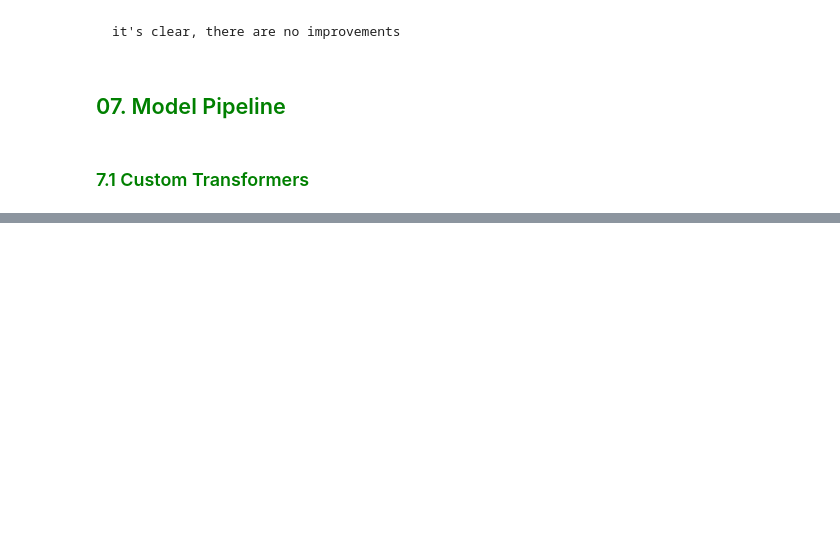
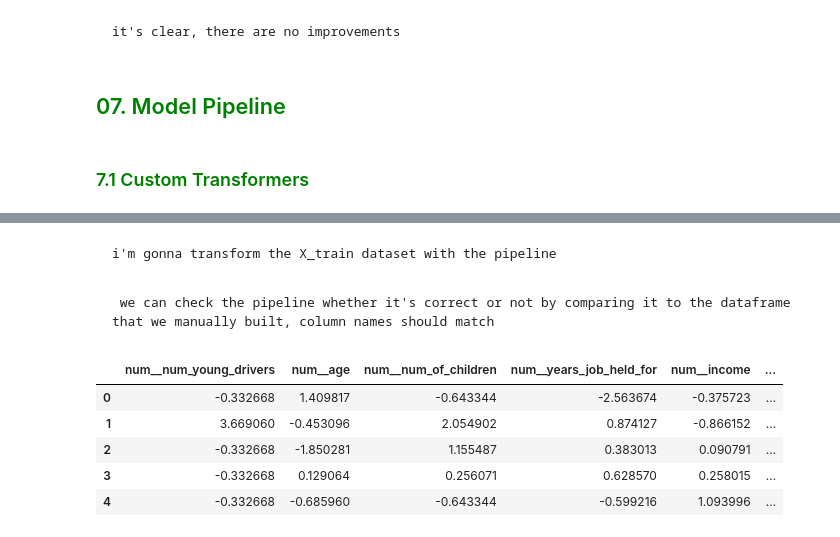
Before and after one commit to shafnybuilds/Car_Insurance_Claim_Prediction, a Jupyter notebook: Scripts/main.ipynb, the cells around one changed output, grey strips where cells are left out. Saved outputs shown, nothing was run; the diff lists cells and outputs as text; code cells hidden in the pictures; blank space fills up the shorter version.

Commit message:
Pipelines ✅ - but small issues

```diff
--- a/Scripts/main.ipynb
+++ b/Scripts/main.ipynb
@@ -907,0 +924,14 @@ CV score with log transform: 0.7787621359223302
+# %%
+class SqrtTransformer(BaseEstimator, TransformerMixin):
+    def __init__(self, columns_to_trnasform):
+        self.columns_to_trnasform = columns_to_trnasform
+
+    def fit(self, X, y=None):
+        return self
+
+    def transform(self, X):
+        X[self.columns_to_trnasform] = np.sqrt(X[self.columns_to_trnasform])
+        return X
+
+    def get_feature_names_out(self, input_features=None):
+        return input_features
@@ -907,0 +991,31 @@ CV score with log transform: 0.7787621359223302
+# %% [markdown]
+    i'm gonna transform the X_train dataset with the pipeline
+# %%
+X_train_prepared = preprocess_pipeline.fit_transform(X_train)
+# %% [markdown]
+     we can check the pipeline whether it's correct or not by comparing it to the dataframe that we manually built, column names should match
+# %%
+# df from processed data
+X_train_prepared_df = pd.DataFrame(
+    X_train_prepared,
+    columns=preprocess_pipeline.get_feature_names_out()
+)
+
+# get names of new one-hot columns
+one_hot_col_names = list(preprocess_pipeline.transformers_[4][1][1].get_feature_names_out(cat_cols_one_hot))
+
+# creating a list of all columns
+new_col_names = numerical_cols + cat_cols_ord + cat_cols_bin + one_hot_col_names
+
+# reset index
+X_train_prepared_df.reset_index(drop=True, inplace=True)
+
+# Inspect df
+X_train_prepared_df.head()
+# %% [output]
+|  | num__num_young_drivers | num__age | num__num_of_children | num__years_job_held_for | num__income | ... |
+| 0 | -0.332668 | 1.409817 | -0.643344 | -2.563674 | -0.375723 | ... |
+| 1 | 3.669060 | -0.453096 | 2.054902 | 0.874127 | -0.866152 | ... |
+| 2 | -0.332668 | -1.850281 | 1.155487 | 0.383013 | 0.090791 | ... |
+| 3 | -0.332668 | 0.129064 | 0.256071 | 0.628570 | 0.258015 | ... |
+| 4 | -0.332668 | -0.685960 | -0.643344 | -0.599216 | 1.093996 | ... |
```
Also changed, not shown: parts of 13 cells of this notebook, 3 other files.
